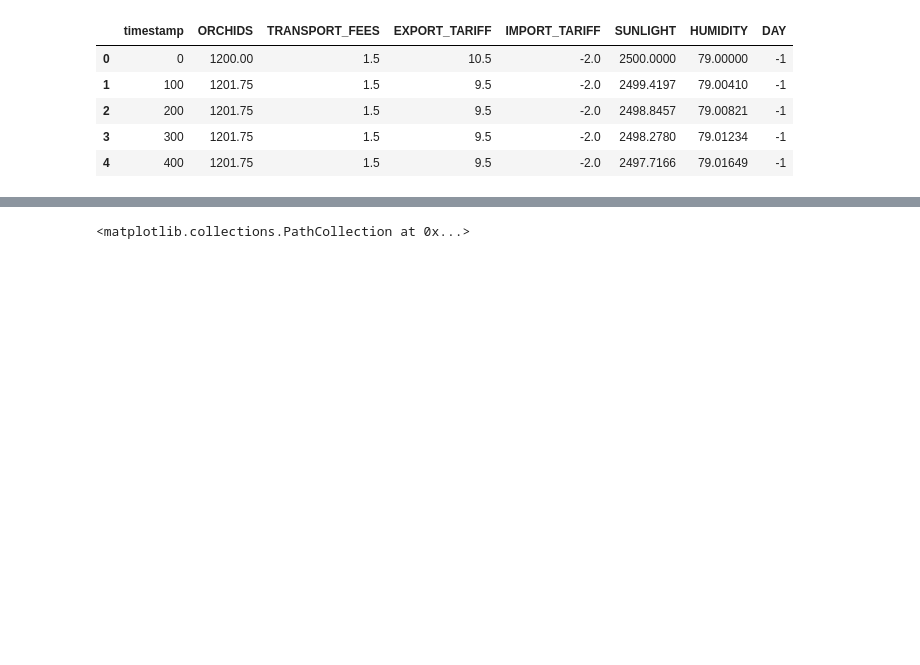
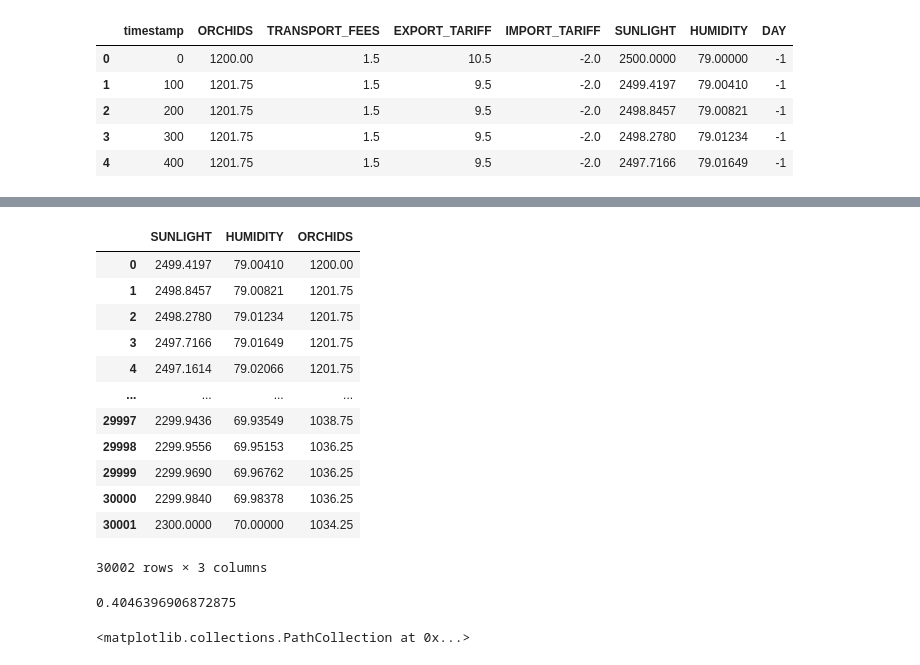
Before and after one commit to simonswe/prosperity2_traderbots, a Jupyter notebook: round2/orchids.ipynb, the cells around one changed output, grey strips where cells are left out. Cells and saved outputs as stored; diff of their text form; code cells hidden in the pictures; blank space fills up the shorter version.

```diff
--- a/round2/orchids.ipynb
+++ b/round2/orchids.ipynb
@@ -33,0 +71,20 @@ y = df['ORCHIDS']
+# %%
+x
+# %% [output]
+|  | SUNLIGHT | HUMIDITY | ORCHIDS |
+| 0 | 2499.4197 | 79.00410 | 1200.00 |
+| 1 | 2498.8457 | 79.00821 | 1201.75 |
+| 2 | 2498.2780 | 79.01234 | 1201.75 |
+| 3 | 2497.7166 | 79.01649 | 1201.75 |
+| 4 | 2497.1614 | 79.02066 | 1201.75 |
+| ... | ... | ... | ... |
+| 29997 | 2299.9436 | 69.93549 | 1038.75 |
+| 29998 | 2299.9556 | 69.95153 | 1036.25 |
+| 29999 | 2299.9690 | 69.96762 | 1036.25 |
+| 30000 | 2299.9840 | 69.98378 | 1036.25 |
+| 30001 | 2300.0000 | 70.00000 | 1034.25 |
+30002 rows × 3 columns
+# %%
+(prev > 0).sum()/prev.shape[0]
+# %% [output]
+0.4046396906872875
```
Also changed, not shown: parts of 9 cells of this notebook.
